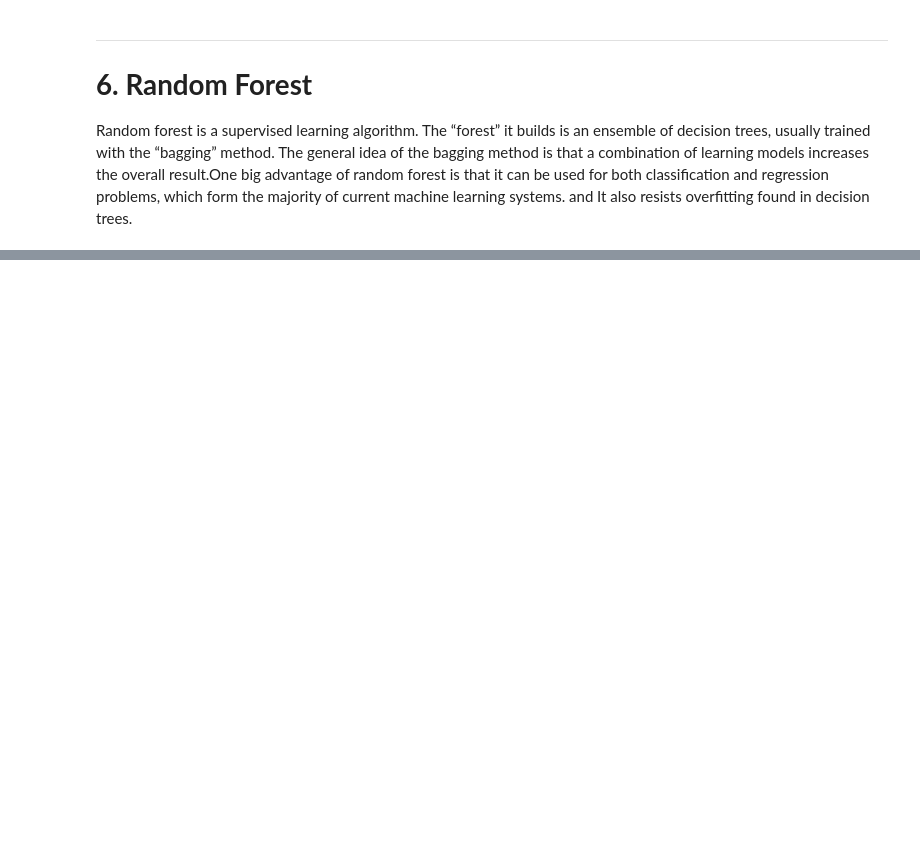
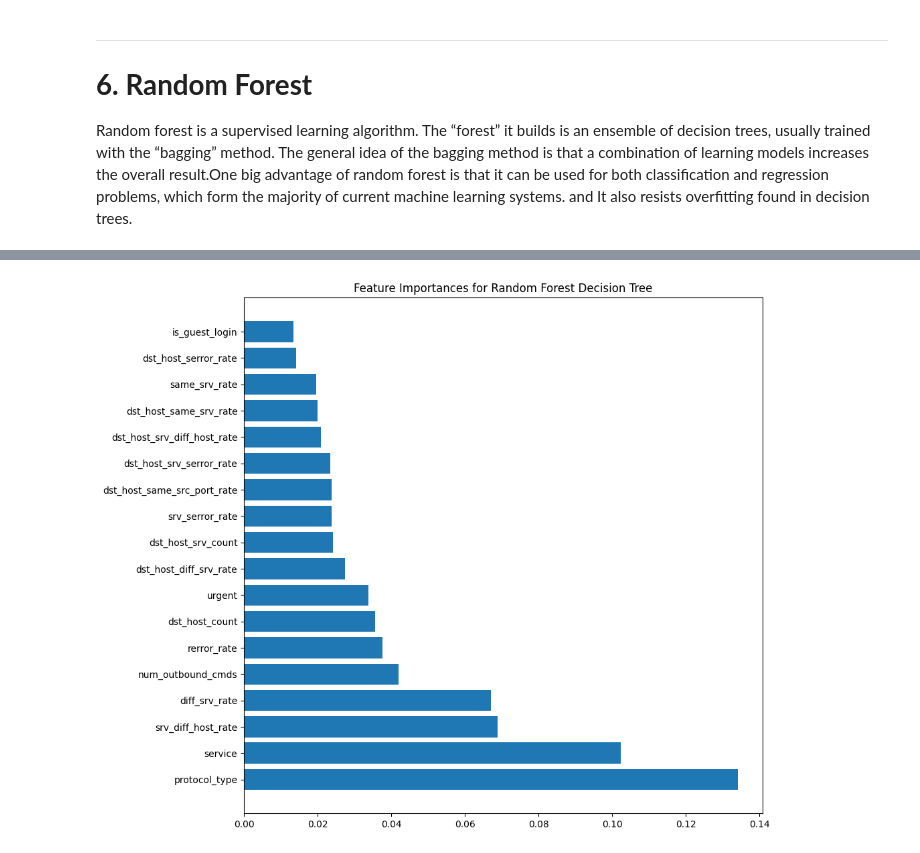
Before and after one commit to andypc93/cyber-sentry, a Jupyter notebook: back-end/CyberSentry_Notebook.ipynb, the cells around one changed output, grey strips where cells are left out. Cells and saved outputs as stored; diff of their text form; code cells hidden in the pictures; blank space fills up the shorter version.

```diff
--- a/back-end/CyberSentry_Notebook.ipynb
+++ b/back-end/CyberSentry_Notebook.ipynb
@@ -242,7 +284,7 @@ def preprocess(dataframe, scaler=None):
     return dataframe, scaler
 # %%
 # Fit and transform the training data
-df_scaled, scaler = preprocess(df)
+df_scaled, scaler = preprocess(df_all)
 # %%
 df_scaled.head()
 # %% [output]
@@ -463,0 +634,38 @@ print(f"Mean CV Accuracy: {mean_cv_accuracy:.2f}, Standard Deviation in CV Accur
+# %%
+def f_importances(coef, names, top=-1):
+    # coef: Array of feature importances (coefficients or importances from a model)
+    # names: Array of feature names
+    # top: Specifies the number of top features to display. Default is -1, which shows all features.
+
+    # Zip together the importances and names, sort them by importance, and then unzip them back.
+    imp, names = zip(*sorted(list(zip(coef, names))))
+
+    # If top is -1 (default), show all features. Otherwise, show the specified number of top features.
+    if top == -1:
+        top = len(names)
+
+    # Create a figure with a specified size for the plot
+    plt.figure(figsize=(10,10))
+
+    # Create a horizontal bar chart showing the feature importances.
+    # imp[::-1][0:top] reverses the sorted importances to display the most important features at the top.
+    plt.barh(range(top), imp[::-1][0:top], align='center')
+
+    # Set the y-ticks to correspond to the features, displaying the most important feature at the top.
+    plt.yticks(range(top), names[::-1][0:top])
+
+    # Set the title of the plot
+    plt.title('Feature Importances for Random Forest Decision Tree')
+
+    # Display the plot
+    plt.show()
+
+# Extract feature names, excluding the target variables 'outcome' and 'level'
+features_names = df_train.drop(['outcome', 'level'], axis=1).columns
+# %%
+# Call the function f_importances to display the feature importances from the Random Forest model
+# rf.feature_importances_ gives the importance of each feature in the Random Forest
+# abs() is used to ensure all importances are positive, but it's typically unnecessary for Random Forest importances as they are always positive
+f_importances(abs(rf.feature_importances_), features_names, top=18)
+# %% [output]
+[figure, added]
```
Also changed, not shown: parts of 35 cells of this notebook, 1 other file.
